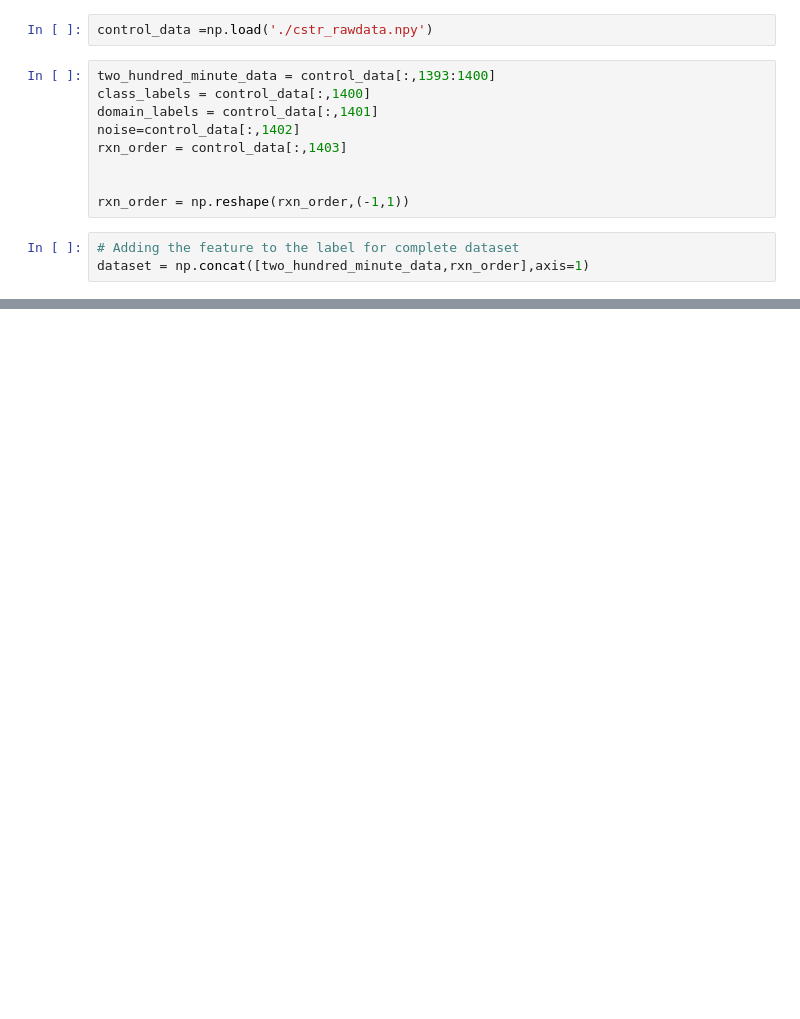
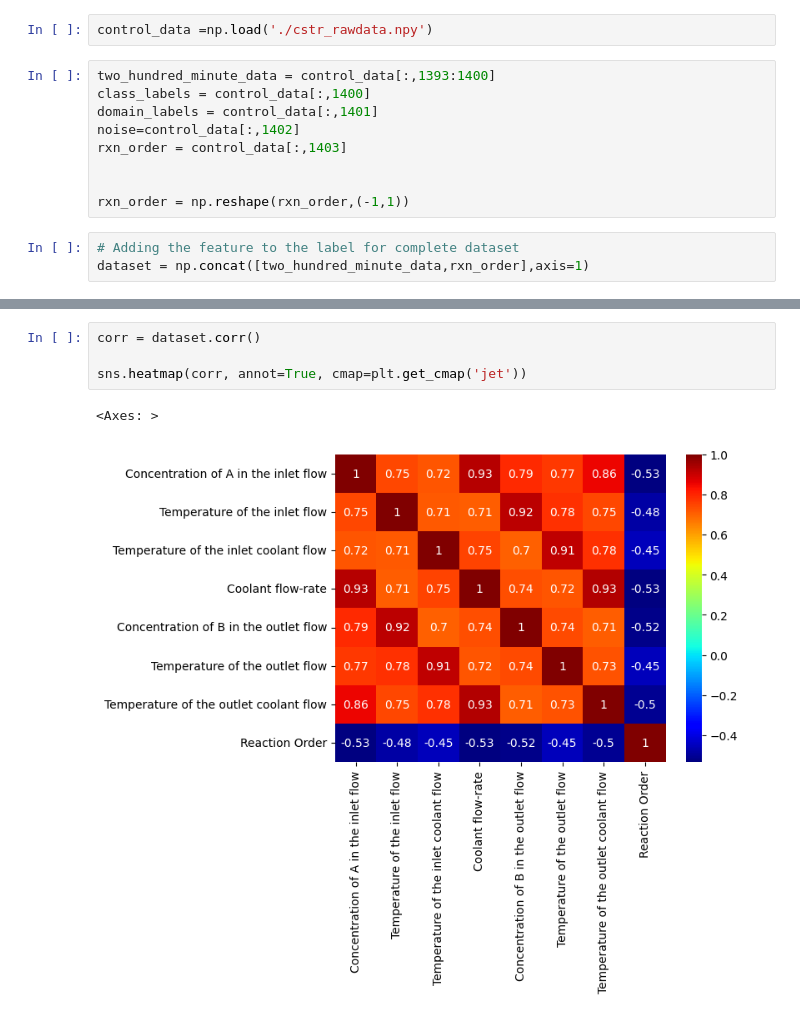
Before and after one commit to Favour-Aransiola/Prediction-of-CSTR-Reaction-Order, a Jupyter notebook: prediction.ipynb, the cells around one changed output, grey strips where cells are left out. Saved outputs shown, nothing was run; the diff lists cells and outputs as text; blank space fills up the shorter version.

```diff
--- a/prediction.ipynb
+++ b/prediction.ipynb
@@ -34,0 +79,7 @@ dtype: int64
+# %%
+corr = dataset.corr()
+
+sns.heatmap(corr, annot=True, cmap=plt.get_cmap('jet'))
+# %% [output]
+<Axes: >
+[figure, added]
```
Also changed, not shown: parts of 13 cells of this notebook.
